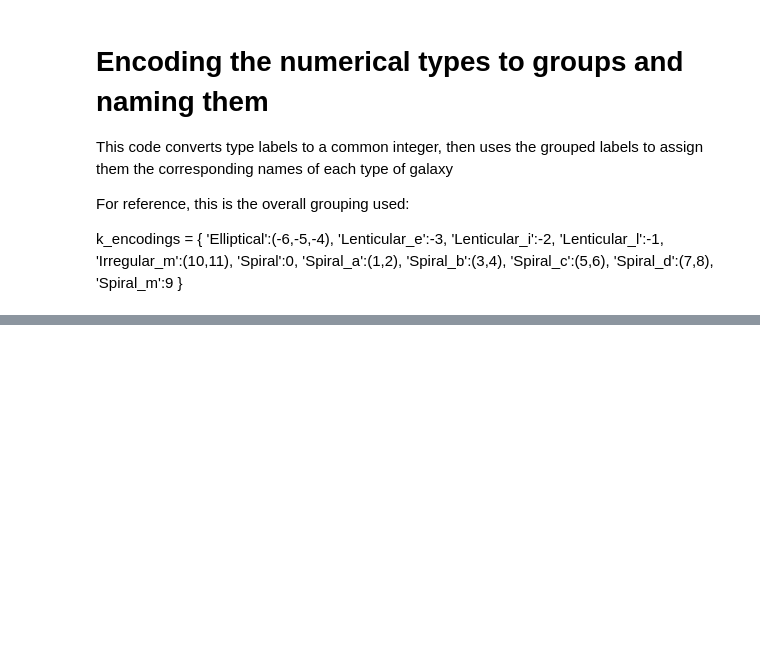
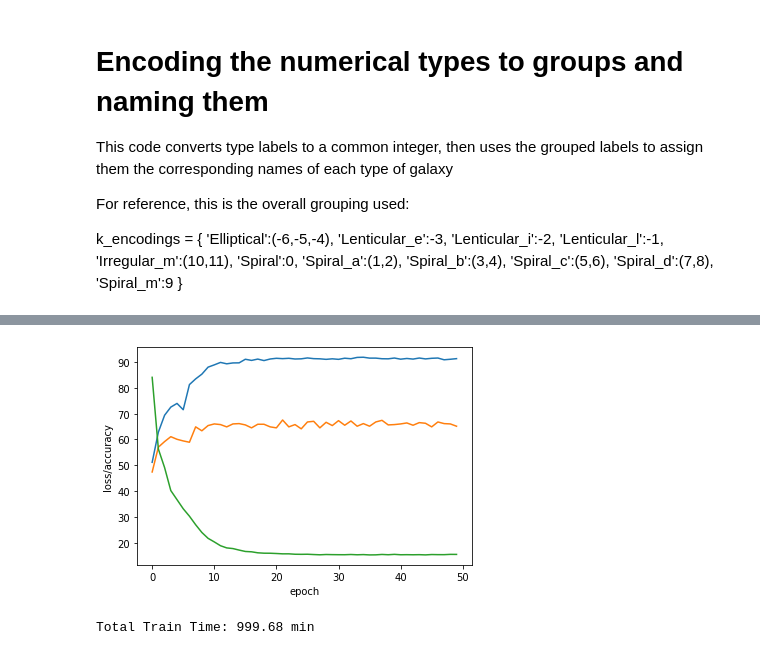
Before and after one commit to saiT1108/GalaxyClassifier, a Jupyter notebook: DataProcessor.ipynb, the cells around one changed output, grey strips where cells are left out. Drawn from its saved outputs; the diff is of its cells as text; code cells hidden in the pictures; blank space fills up the shorter version.

Commit message:
final model, needs running

```diff
--- a/DataProcessor.ipynb
+++ b/DataProcessor.ipynb
@@ -369,0 +354,3 @@ None
+# %%
+model = model.to(device)
+model
@@ -369,0 +393,12 @@ None
+# %%
+torch.manual_seed(1)
+base_learning_rate = 1e-5 # for fine-tuning - low learning rates
+fc_learning_rate = 1e-2
+
+# Set different learning rates for different param_groups
+optimizer = torch.optim.Adam([
+    {'params': [param for name, param in model.named_parameters() if 'fc' not in name]},
+    {'params': model.fc.parameters(), 'lr': fc_learning_rate, 'weight_decay':0.5}
+    ], lr=base_learning_rate)
+# Set up a Learning rate scheduler
+scheduler = torch.optim.lr_scheduler.StepLR(optimizer, step_size=int((num_epochs/20)+1), gamma=0.5)
@@ -369,0 +442,57 @@ None
+# %%
+import time
+
+track_loss = []
+tr_acc_ls = []
+vl_acc = []
+start_time = time.time()
+for epoch in range(num_epochs):
+    model = model.train()
+    total_loss = 0
+    for batch_idx, (imgs, labels) in enumerate(train_loader):
+        imgs = imgs.to(device)
+        labels = labels.to(device)
+
+        logits = model(imgs)
+        loss = torch.nn.functional.cross_entropy(logits, labels)
+
+        optimizer.zero_grad()
+
+        loss.backward()
+
+        optimizer.step()
+
+        if batch_idx == 63:
+            print(f"Epoch: {epoch + 1:02d}/{num_epochs:02d} | Batch: {batch_idx + 1:03d}/{len(train_loader):03d} | Loss: {loss:.5f}")
+        total_loss += loss.item()
+
+
+    track_loss.append(total_loss)
+    # Tracking the Learning Rate Scheduler
+    prev_lr_base = optimizer.param_groups[0]["lr"]
+    prev_lr_fc = optimizer.param_groups[1]["lr"]
+    scheduler.step()
+    current_lr_base = optimizer.param_groups[0]["lr"]
+    current_lr_fc = optimizer.param_groups[1]["lr"]
+    print(f"Epoch: {epoch+1:03d} Base Learning Rate {prev_lr_base:.8f} -> {current_lr_base:.8f}")
+    print(f"Epoch: {epoch+1:03d} FC Learning Rate {prev_lr_fc:.8f} -> {current_lr_fc:.8f}")
+
+    # Evaluate Performance after each epoch
+    model = model.eval()
+    tr_acc, cm = accuracy(model, train_loader, device)
+    tr_acc_ls.append(tr_acc)
+    valid_acc, cm = accuracy(model, valid_loader, device)
+    vl_acc.append(valid_acc)
+    print(f"Train Accuracy: {tr_acc:0.3f}")
+    print(f"Validation Accuracy: {valid_acc:0.3f}")
+    print(f"Time elapsed so far: {(time.time() - start_time) / 60:.2f} min")
+
+plt.plot(tr_acc_ls, label='train')
+plt.plot(vl_acc, label='validation')
+plt.plot(track_loss, label = 'loss')
+plt.xlabel("epoch")
+plt.ylabel("loss/accuracy")
+plt.show()
+
+print(f"Total Train Time: {(time.time() - start_time) / 60:.2f} min")
+# %% [output]
@@ -369,0 +516,2 @@ None
+[figure, added]
+Total Train Time: 999.68 min
```
Also changed, not shown: parts of 25 cells of this notebook.
